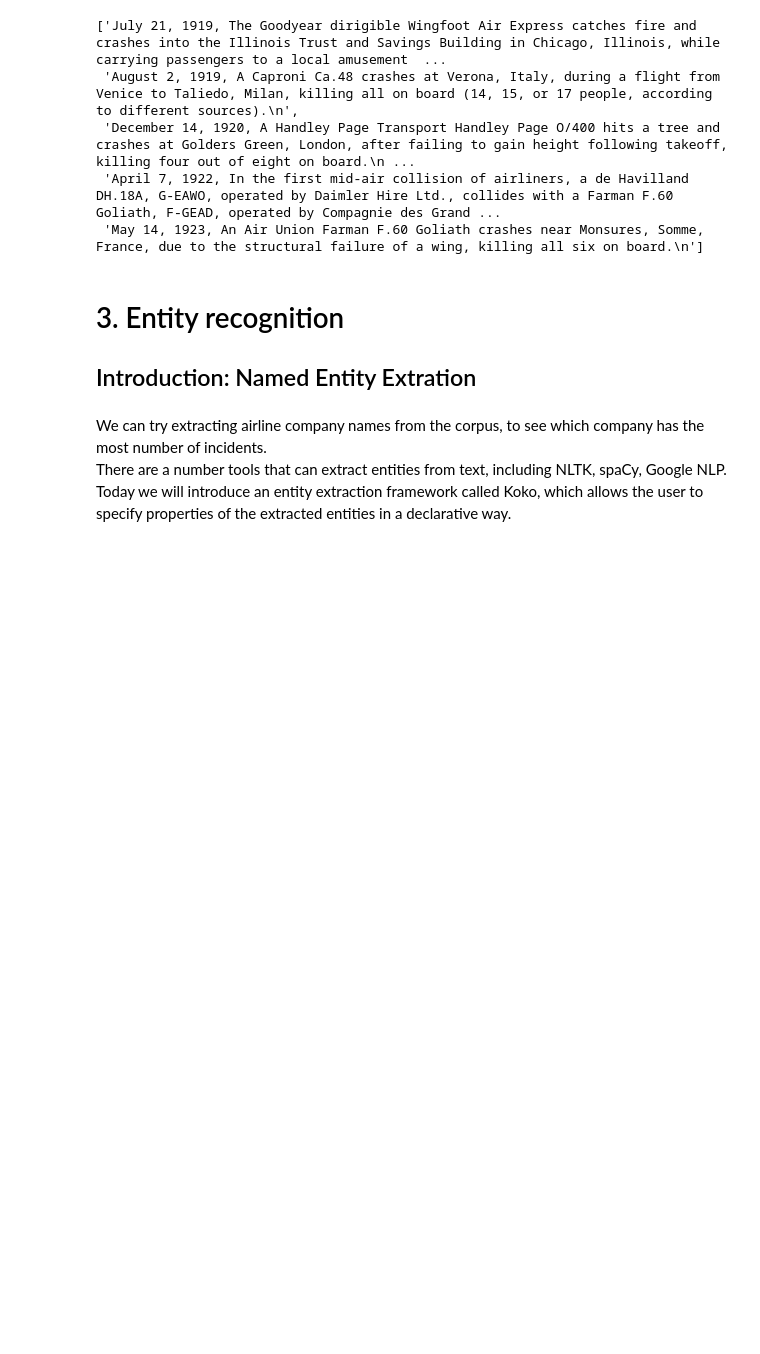
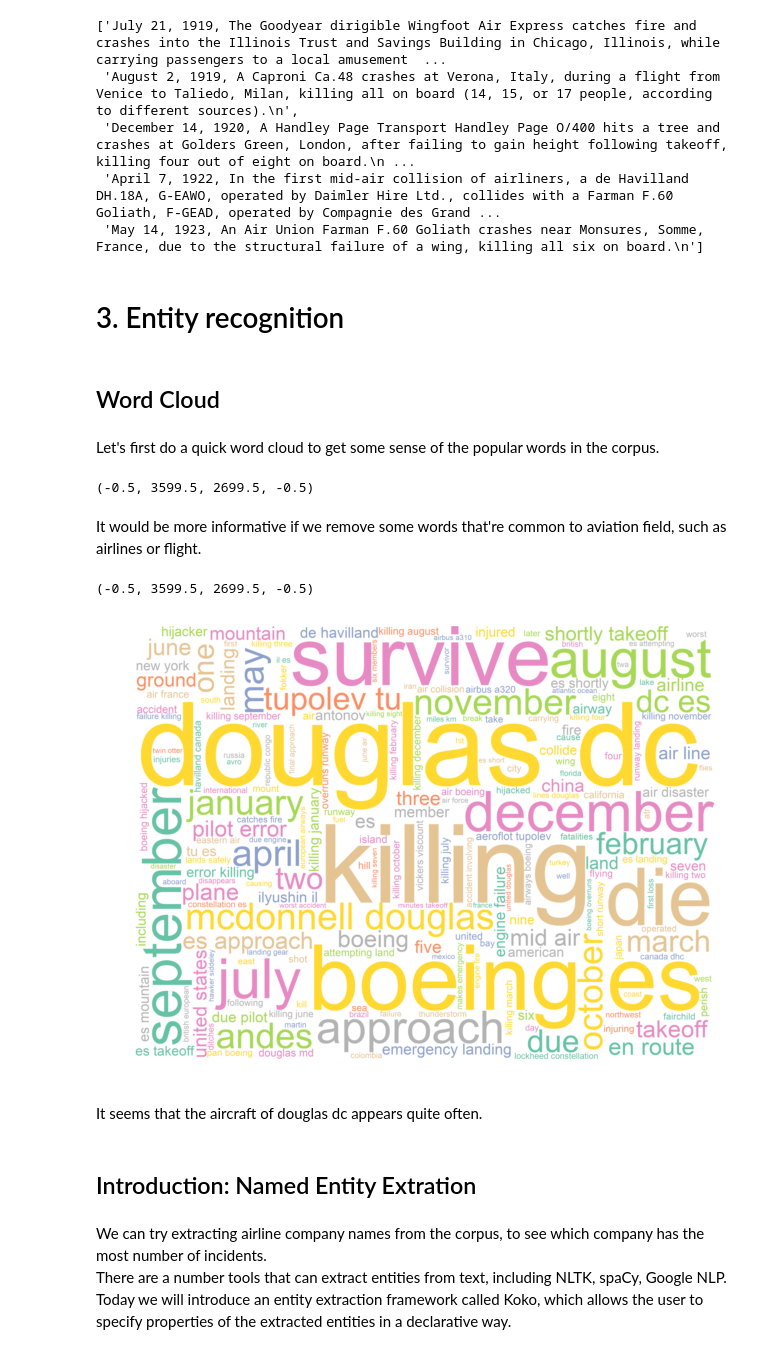
Before and after one commit to ChenRIT/BigGorilla-Assignments-, a Jupyter notebook: Koko/data_prep.ipynb, the cells around one changed output. Cells and saved outputs as stored; diff of their text form; code cells hidden in the pictures; blank space fills up the shorter version.

Commit message:
Add word clouds and try json output

```diff
--- a/Koko/data_prep.ipynb
+++ b/Koko/data_prep.ipynb
@@ -170,9 +169,46 @@ head
  'December 14, 1920, A Handley Page Transport Handley Page O/400 hits a tree and crashes at Golders Green, London, after failing to gain height following takeoff, killing four out of eight on board.\n ...
  'April 7, 1922, In the first mid-air collision of airliners, a de Havilland DH.18A, G-EAWO, operated by Daimler Hire Ltd., collides with a Farman F.60 Goliath, F-GEAD, operated by Compagnie des Grand ...
  'May 14, 1923, An Air Union Farman F.60 Goliath crashes near Monsures, Somme, France, due to the structural failure of a wing, killing all six on board.\n']
+# %% [markdown]
+# 3. Entity recognition
+# %% [markdown]
+## Word Cloud
+# %% [markdown]
+Let's first do a quick word cloud to get some sense of the popular words in the corpus.
+# %%
+import matplotlib.pyplot as plt
+from wordcloud import WordCloud, ImageColorGenerator
+
+with open('./data/aviation_incidents_cleaned.txt') as myfile:
+    doc = myfile.read()
+text = doc.lower()
+wordcloud = WordCloud(background_color="white", font_path='../../../Library/Fonts/Arial.ttf', \
+                          height=2700, width=3600).generate(text)
+plt.figure( figsize=(14,8) )
+plt.imshow(wordcloud.recolor(colormap=plt.get_cmap('Set2')), interpolation='bilinear')
+plt.axis("off")
+# %% [output]
+(-0.5, 3599.5, 2699.5, -0.5)
+# %% [markdown]
+It would be more informative if we remove some words that're common to aviation field, such as airlines or flight.
+# %%
+LIMIT_WORDS = ['airlines flight', 'flight', 'people', 'board', 'international airport',
+               'passenger', 'crew', 'airport', 'aircraft', 'near', 'crash', 'killed']
+
+for w in LIMIT_WORDS:
+    text = text.replace(' ' + w, '')
+    text = text.replace(w + ' ', '')
+wordcloud = WordCloud(background_color="white", font_path='../../../Library/Fonts/Arial.ttf', \
+                          height=2700, width=3600).generate(text)
+plt.figure( figsize=(14,8) )
+plt.imshow(wordcloud.recolor(colormap=plt.get_cmap('Set2')), interpolation='bilinear')
+plt.axis("off")
+# %% [output]
+(-0.5, 3599.5, 2699.5, -0.5)
+[figure, added]
+# %% [markdown]
+It seems that the aircraft of douglas dc appears quite often.
 # %% [markdown]
-# 3. Entity recognition
-
 ## Introduction: Named Entity Extration
 # %% [markdown]
 We can try extracting airline company names from the corpus, to see which company has the most number of incidents.
```
Also changed, not shown: parts of 16 cells of this notebook, 1 other file.
